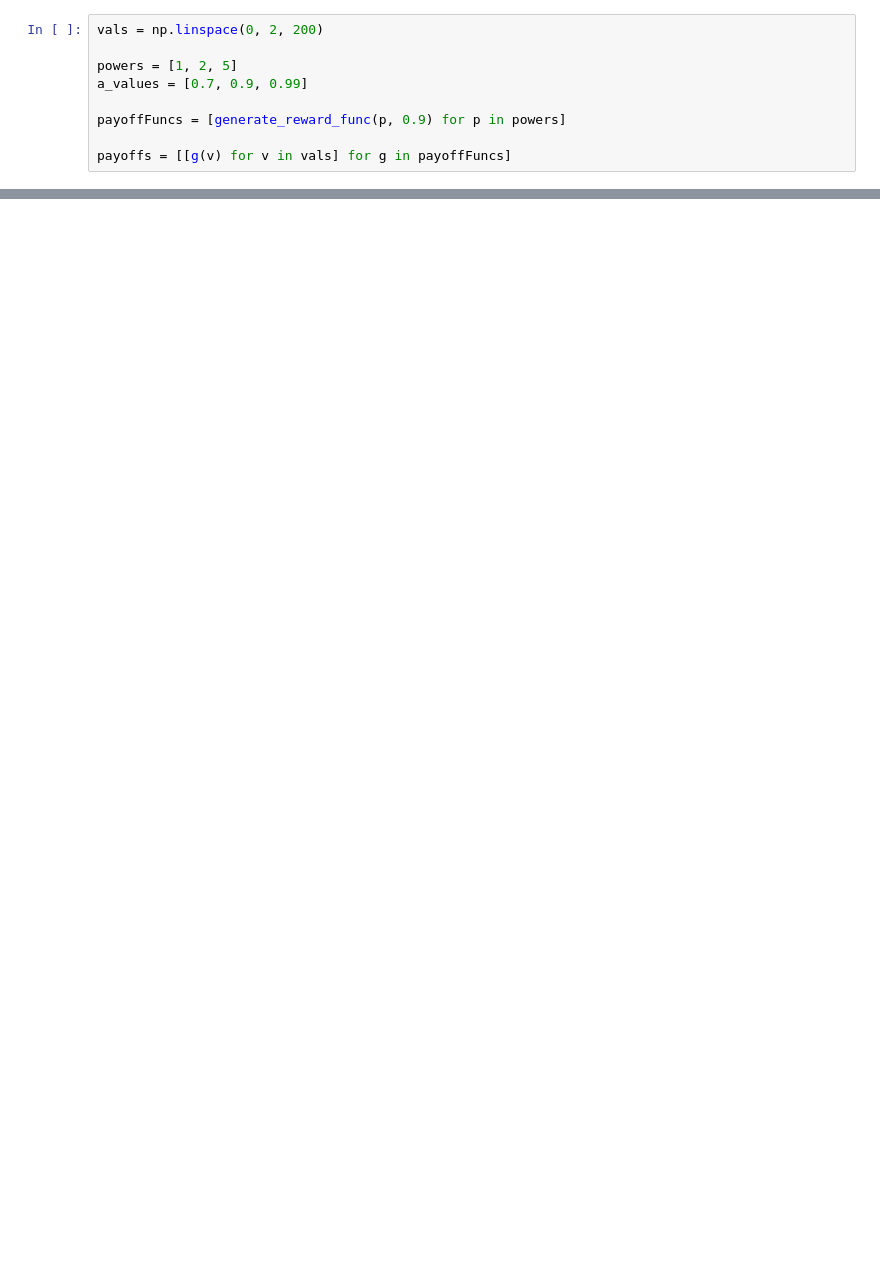
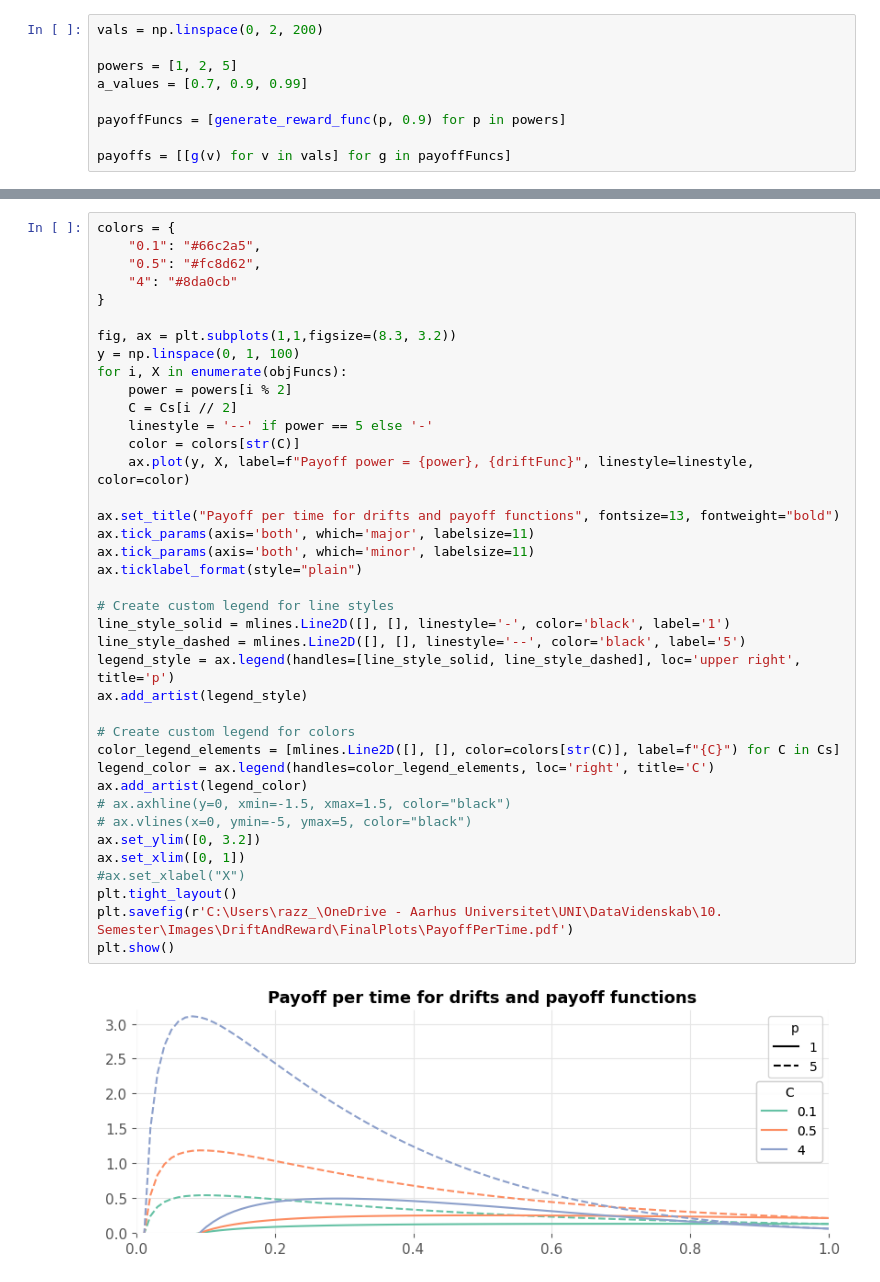
Before and after one commit to RasmusBrostroem/Data-driven-algorithms-for-Impulse-control-problem-Thesis, a Jupyter notebook: TestingPayoffFunction.ipynb, the cells around one changed output, grey strips where cells are left out. Saved outputs shown, nothing was run; the diff lists cells and outputs as text; blank space fills up the shorter version.

```diff
--- a/TestingPayoffFunction.ipynb
+++ b/TestingPayoffFunction.ipynb
@@ -38,0 +71,41 @@ plt.show()
+# %%
+colors = {
+    "0.1": "#66c2a5",
+    "0.5": "#fc8d62",
+    "4": "#8da0cb"
+}
+
+fig, ax = plt.subplots(1,1,figsize=(8.3, 3.2))
+y = np.linspace(0, 1, 100)
+for i, X in enumerate(objFuncs):
+    power = powers[i % 2]
+    C = Cs[i // 2]
+    linestyle = '--' if power == 5 else '-'
+    color = colors[str(C)]
+    ax.plot(y, X, label=f"Payoff power = {power}, {driftFunc}", linestyle=linestyle, color=color)
+
+ax.set_title("Payoff per time for drifts and payoff functions", fontsize=13, fontweight="bold")
+ax.tick_params(axis='both', which='major', labelsize=11)
+ax.tick_params(axis='both', which='minor', labelsize=11)
+ax.ticklabel_format(style="plain")
+
+# Create custom legend for line styles
+line_style_solid = mlines.Line2D([], [], linestyle='-', color='black', label='1')
+line_style_dashed = mlines.Line2D([], [], linestyle='--', color='black', label='5')
+legend_style = ax.legend(handles=[line_style_solid, line_style_dashed], loc='upper right', title='p')
+ax.add_artist(legend_style)
+
+# Create custom legend for colors
+color_legend_elements = [mlines.Line2D([], [], color=colors[str(C)], label=f"{C}") for C in Cs]
+legend_color = ax.legend(handles=color_legend_elements, loc='right', title='C')
+ax.add_artist(legend_color)
+# ax.axhline(y=0, xmin=-1.5, xmax=1.5, color="black")
+# ax.vlines(x=0, ymin=-5, ymax=5, color="black")
+ax.set_ylim([0, 3.2])
+ax.set_xlim([0, 1])
+#ax.set_xlabel("X")
+plt.tight_layout()
+plt.savefig(r'C:\Users\razz_\OneDrive - Aarhus Universitet\UNI\DataVidenskab\10. Semester\Images\DriftAndReward\FinalPlots\PayoffPerTime.pdf')
+plt.show()
+# %% [output]
+[figure, added]
```
Also changed, not shown: parts of 4 cells of this notebook.
